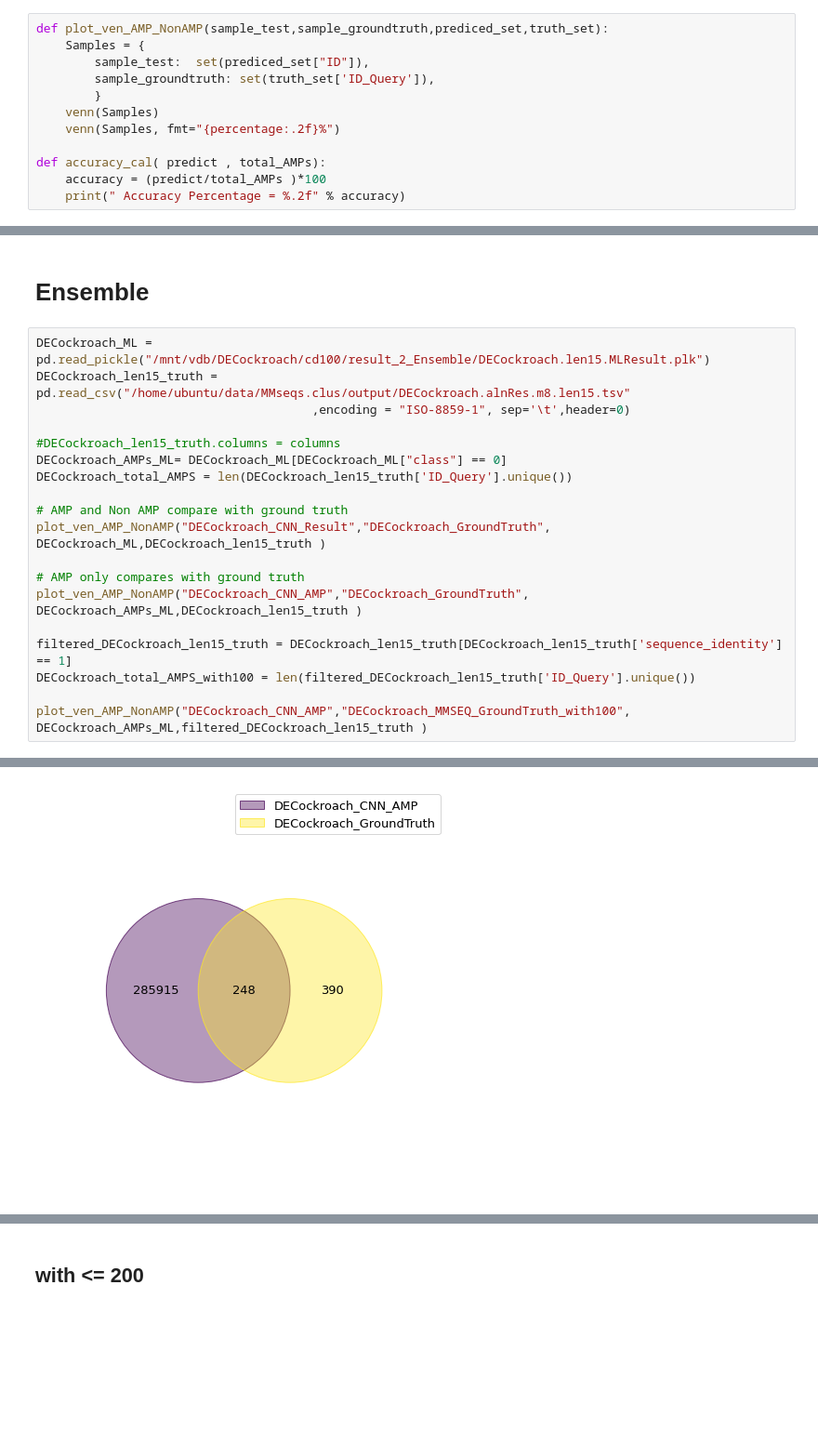
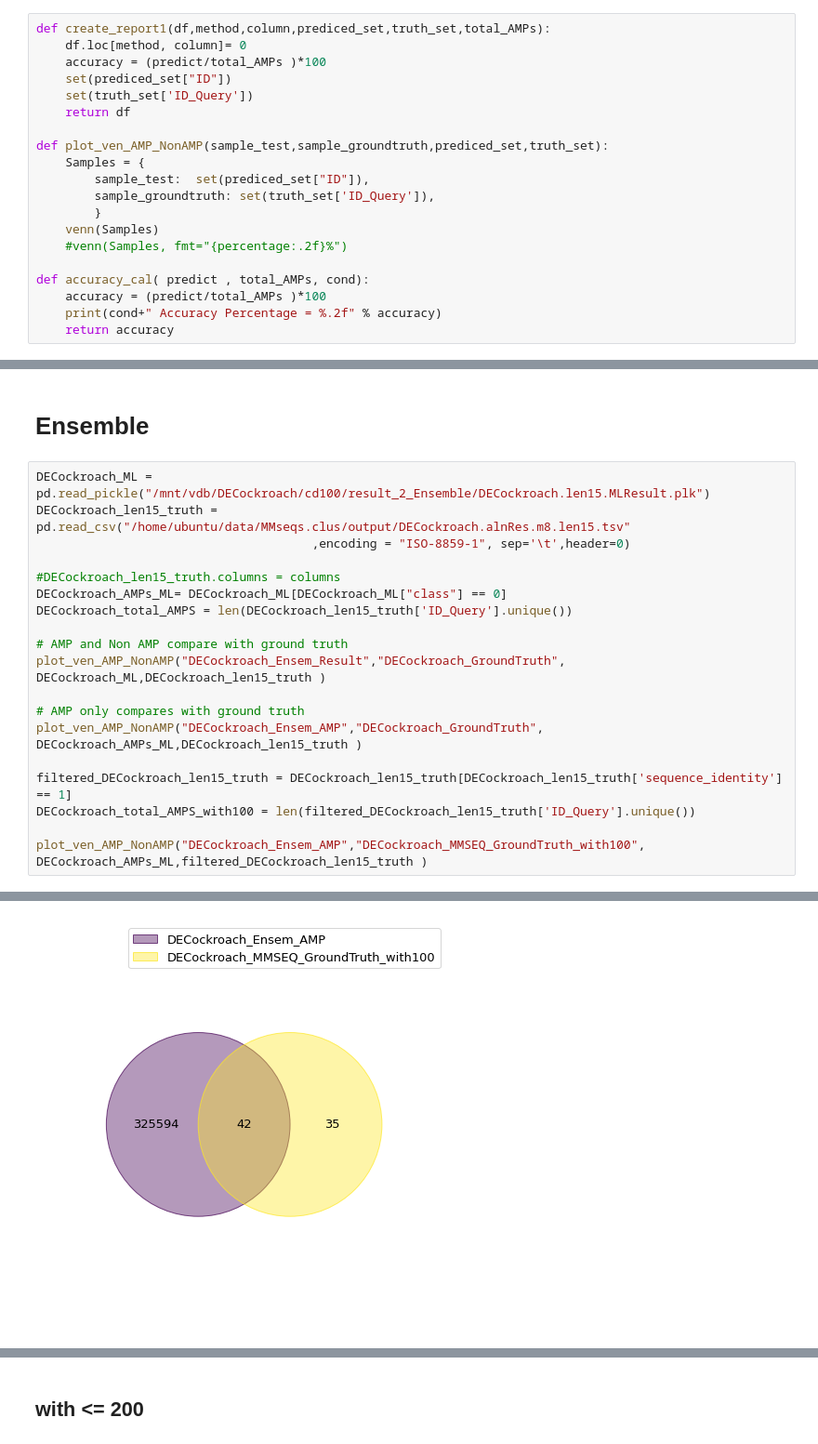
Before and after one commit to silenus092/AMPsDetector, a Jupyter notebook: VerifyAMPs/CompareResult.DECockroach.retrian.ipynb, the cells around one changed output, grey strips where cells are left out. Shown at 93% size. Saved outputs shown, nothing was run; the diff lists cells and outputs as text; blank space fills up the shorter version.

```diff
--- a/VerifyAMPs/CompareResult.DECockroach.retrian.ipynb
+++ b/VerifyAMPs/CompareResult.DECockroach.retrian.ipynb
@@ -25,14 +25,22 @@ from functools import reduce
 # %%
 columns = ["ID_Query","ID_Target","sequence_identity","alignment_length","number_of_mismatches","number_of_gap_openings", "start-position_in_query", "end-position_in_query", "start-position_in_target","end-position_in_target","E-value","bit_score"]
 # %%
+def create_report1(df,method,column,prediced_set,truth_set,total_AMPs):
+    df.loc[method, column]= 0
+    accuracy = (predict/total_AMPs )*100
+    set(prediced_set["ID"])
+    set(truth_set['ID_Query'])
+    return df
+
 def plot_ven_AMP_NonAMP(sample_test,sample_groundtruth,prediced_set,truth_set):
     Samples = {
         sample_test:  set(prediced_set["ID"]),
         sample_groundtruth: set(truth_set['ID_Query']),
         }
     venn(Samples)
-    venn(Samples, fmt="{percentage:.2f}%")
+    #venn(Samples, fmt="{percentage:.2f}%")
 
-def accuracy_cal( predict , total_AMPs):
+def accuracy_cal( predict , total_AMPs, cond):
     accuracy = (predict/total_AMPs )*100
-    print(" Accuracy Percentage = %.2f" % accuracy)
+    print(cond+" Accuracy Percentage = %.2f" % accuracy)
+    return accuracy
@@ -397,13 +464,13 @@ DECockroach_AMPs_ML= DECockroach_ML[DECockroach_ML["class"] == 0]
 DECockroach_total_AMPS = len(DECockroach_len15_truth['ID_Query'].unique())
 
 # AMP and Non AMP compare with ground truth
-plot_ven_AMP_NonAMP("DECockroach_CNN_Result","DECockroach_GroundTruth", DECockroach_ML,DECockroach_len15_truth )
+plot_ven_AMP_NonAMP("DECockroach_Ensem_Result","DECockroach_GroundTruth", DECockroach_ML,DECockroach_len15_truth )
 
 # AMP only compares with ground truth
-plot_ven_AMP_NonAMP("DECockroach_CNN_AMP","DECockroach_GroundTruth", DECockroach_AMPs_ML,DECockroach_len15_truth )
+plot_ven_AMP_NonAMP("DECockroach_Ensem_AMP","DECockroach_GroundTruth", DECockroach_AMPs_ML,DECockroach_len15_truth )
 
 filtered_DECockroach_len15_truth = DECockroach_len15_truth[DECockroach_len15_truth['sequence_identity'] == 1]
 DECockroach_total_AMPS_with100 = len(filtered_DECockroach_len15_truth['ID_Query'].unique())
 
-plot_ven_AMP_NonAMP("DECockroach_CNN_AMP","DECockroach_MMSEQ_GroundTruth_with100", DECockroach_AMPs_ML,filtered_DECockroach_len15_truth )
+plot_ven_AMP_NonAMP("DECockroach_Ensem_AMP","DECockroach_MMSEQ_GroundTruth_with100", DECockroach_AMPs_ML,filtered_DECockroach_len15_truth )
 # %% [output]
@@ -412 +479 @@ plot_ven_AMP_NonAMP("DECockroach_CNN_AMP","DECockroach_MMSEQ_GroundTruth_with100
-[figure, old version]
+[figure, new version]
```
Also changed, not shown: parts of 90 cells of this notebook, 4 other files.
